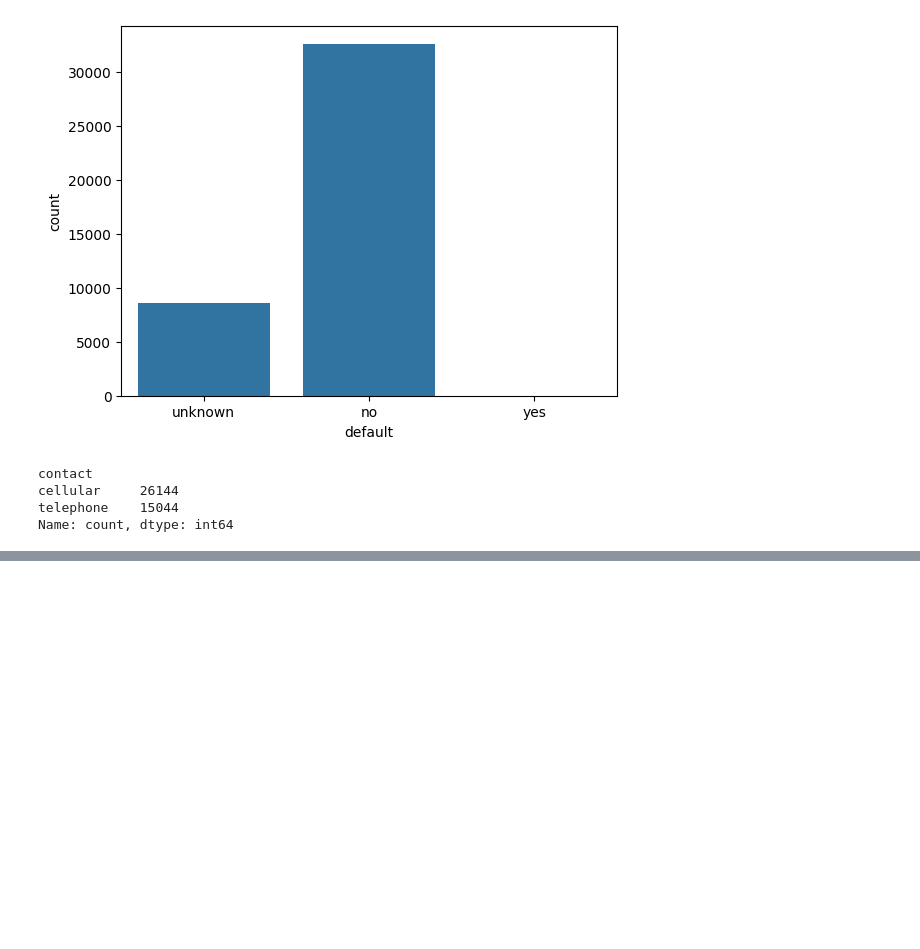
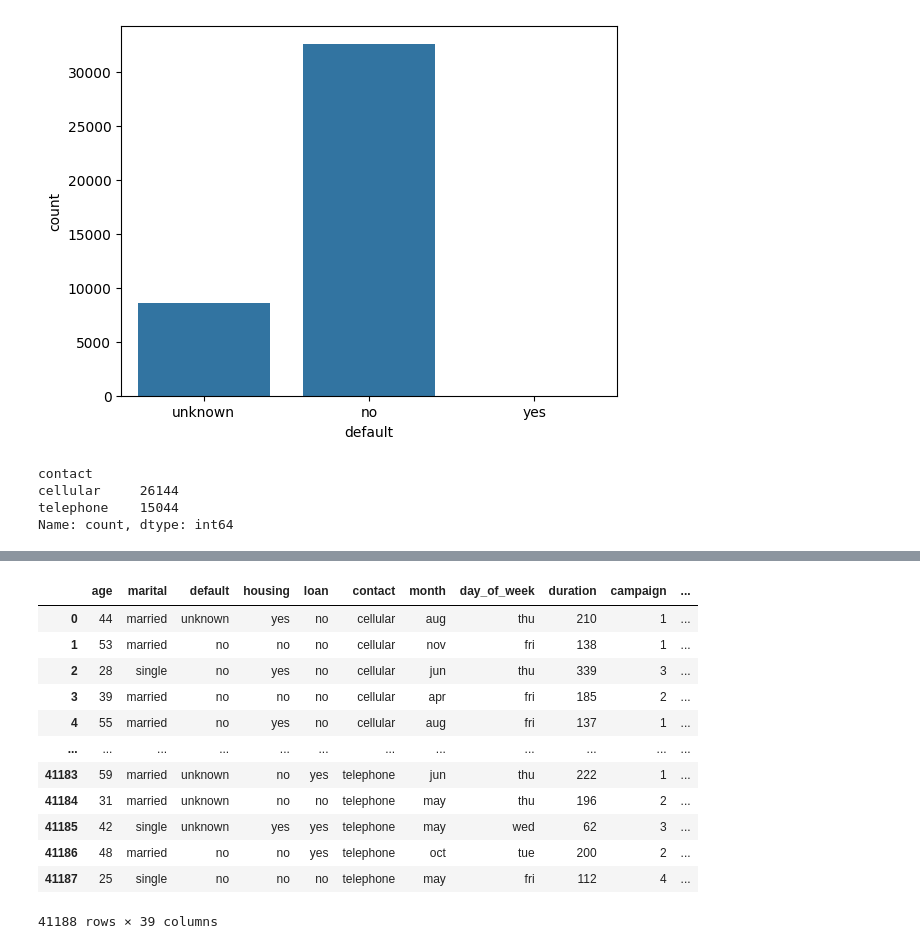
Before and after one commit to MrBigJupiter/LogisticRegression_Sandbox, a Jupyter notebook: log_prac.ipynb, the cells around one changed output, grey strips where cells are left out. Drawn from its saved outputs; the diff is of its cells as text; code cells hidden in the pictures; blank space fills up the shorter version.

```diff
--- a/log_prac.ipynb
+++ b/log_prac.ipynb
@@ -230,0 +246,19 @@ Name: count, dtype: int64
+# %%
+education_dummy_list = pd.get_dummies(df['education'], prefix="education")
+df = df.join(education_dummy_list)
+df = df.drop('education', axis=1)
+df
+# %% [output]
+|  | age | marital | default | housing | loan | contact | month | day_of_week | duration | campaign | ... |
+| 0 | 44 | married | unknown | yes | no | cellular | aug | thu | 210 | 1 | ... |
+| 1 | 53 | married | no | no | no | cellular | nov | fri | 138 | 1 | ... |
+| 2 | 28 | single | no | yes | no | cellular | jun | thu | 339 | 3 | ... |
+| 3 | 39 | married | no | no | no | cellular | apr | fri | 185 | 2 | ... |
+| 4 | 55 | married | no | yes | no | cellular | aug | fri | 137 | 1 | ... |
+| ... | ... | ... | ... | ... | ... | ... | ... | ... | ... | ... | ... |
+| 41183 | 59 | married | unknown | no | yes | telephone | jun | thu | 222 | 1 | ... |
+| 41184 | 31 | married | unknown | no | no | telephone | may | thu | 196 | 2 | ... |
+| 41185 | 42 | single | unknown | yes | yes | telephone | may | wed | 62 | 3 | ... |
+| 41186 | 48 | married | no | no | yes | telephone | oct | tue | 200 | 2 | ... |
+| 41187 | 25 | single | no | no | no | telephone | may | fri | 112 | 4 | ... |
+41188 rows × 39 columns
```
Also changed, not shown: parts of 6 cells of this notebook.
